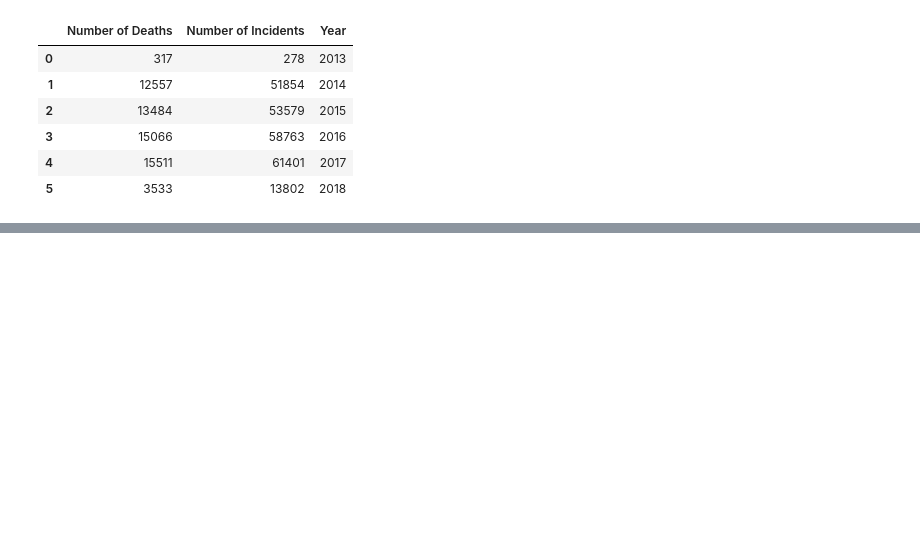
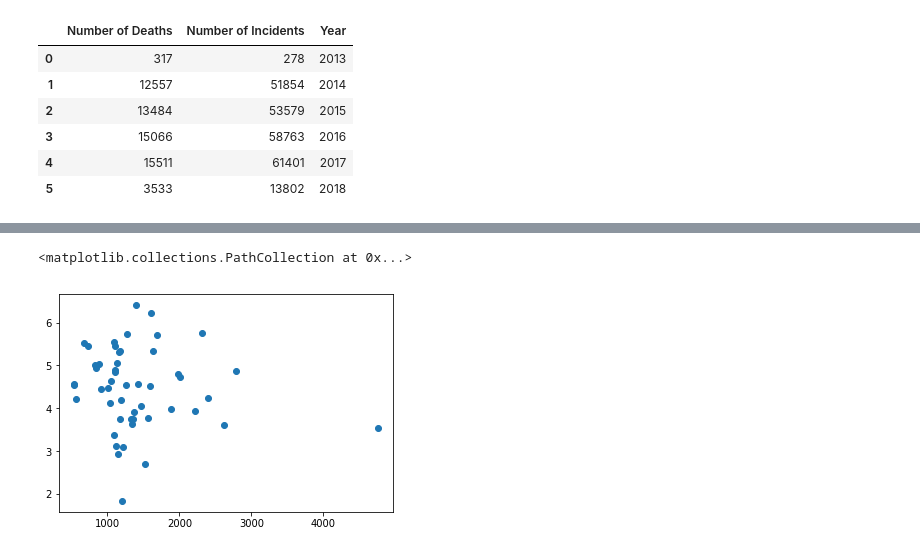
Before and after one commit to summergernon/gun_violence_analysis, a Jupyter notebook: Project_1_SG.ipynb, the cells around one changed output, grey strips where cells are left out. Cells and saved outputs as stored; diff of their text form; code cells hidden in the pictures; blank space fills up the shorter version.

```diff
--- a/Project_1_SG.ipynb
+++ b/Project_1_SG.ipynb
@@ -191,0 +351,8 @@ plt.plot(x_axis, y_axis_deaths)
+# %%
+gun_dataframe = merge2.merge(gun_mental_df, how='outer', on='state')
+
+gun_dataframe = gun_dataframe.rename(columns={"state": "State_Name"
+                                      })
+
+
+gun_dataframe.head()
@@ -191,0 +366,3 @@ plt.plot(x_axis, y_axis_deaths)
+# %%
+gun_census_df = gun_dataframe.merge(census_pd, how='outer', on='State_Name')
+gun_census_df.head()
@@ -191,0 +377,3 @@ plt.plot(x_axis, y_axis_deaths)
+# %%
+gun_census = gun_census_df.dropna(axis=0, how='any', thresh=None, subset=None, inplace=False)
+gun_census.head()
@@ -191,0 +388,4 @@ plt.plot(x_axis, y_axis_deaths)
+# %%
+# Merge gun_census with state_summary on State_Name
+gun_census_deaths = gun_census.merge(state_summary, how = 'outer', on = 'State_Name')
+gun_census_deaths.head()
@@ -191,0 +422,8 @@ plt.plot(x_axis, y_axis_deaths)
+# %%
+x_axis = gun_census_deaths["Population"]/gun_census_deaths["Number of Incidents"]
+y_axis = gun_census_deaths["Unemployment Rate"]
+
+plt.scatter(x_axis, y_axis)
+# %% [output]
+<matplotlib.collections.PathCollection at 0x...>
+[figure, added]
```
Also changed, not shown: parts of 24 cells of this notebook.
